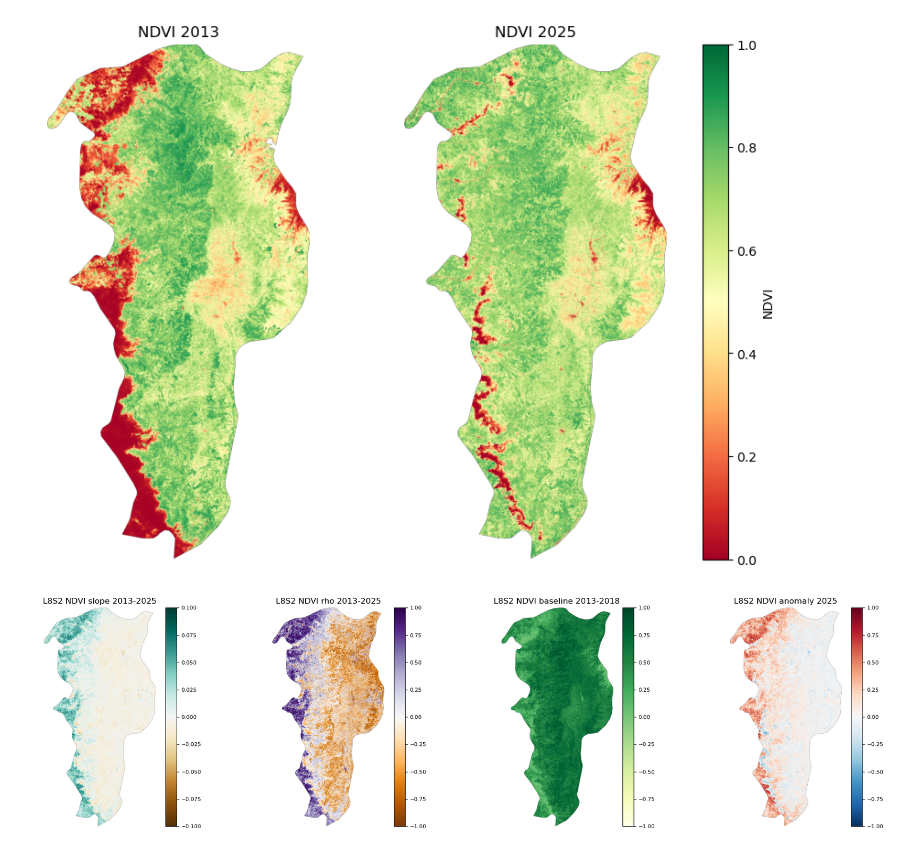
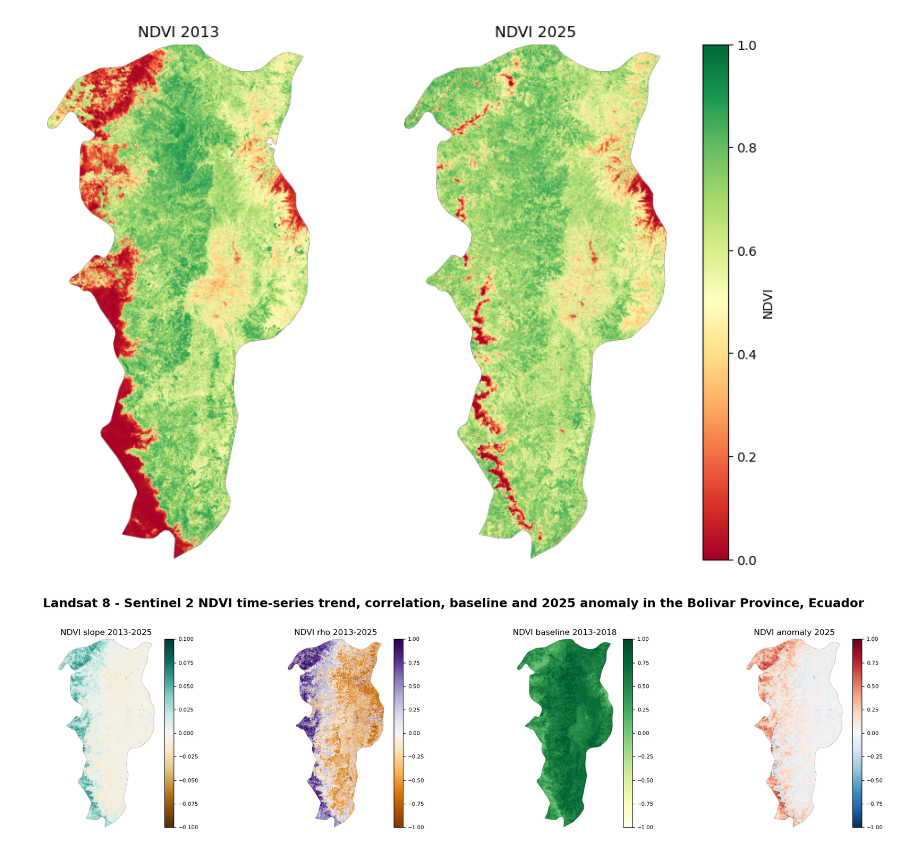
Before and after one commit to francescofustinoni/earthlab, a Jupyter notebook: Ecuador/BolivarProvince/L8S2VegChangeNDVI20132025.ipynb, the cells around one changed output. Drawn from its saved outputs; the diff is of its cells as text; code cells hidden in the pictures.

```diff
--- a/Ecuador/BolivarProvince/L8S2VegChangeNDVI20132025.ipynb
+++ b/Ecuador/BolivarProvince/L8S2VegChangeNDVI20132025.ipynb
@@ -499,36 +499,42 @@ slope_path = r"C:\Users\Francesco\Python\earthlab\Ecuador\data\Bolivar\NDVI_slop
 rho_path = r"C:\Users\Francesco\Python\earthlab\Ecuador\data\Bolivar\NDVI_rho_fine_L8S2_20132025.tif"
 baseline_path = r"C:\Users\Francesco\Python\earthlab\Ecuador\data\Bolivar\NDVI_baseline_fine_L8S2.tif"
 anomaly2025_path = r"C:\Users\Francesco\Python\earthlab\Ecuador\data\Bolivar\NDVI_anomaly_fine_2025_L8S2.tif"
 
 # Read the data
 with rasterio.open(slope_path) as src:
     slope = src.read(1)
     profile = src.profile
 
 with rasterio.open(rho_path) as src:
     rho = src.read(1)
 
 with rasterio.open(baseline_path) as src:
     baseline = src.read(1)
 
 with rasterio.open(anomaly2025_path) as src:
     anomaly2025 = src.read(1)
 
 fig, axes = plt.subplots(1, 4, figsize=(20, 5))
 
-images = [(slope, 'L8S2 NDVI slope 2013-2025', 'BrBG', -0.1, 0.1),
-          (rho, 'L8S2 NDVI rho 2013-2025', 'PuOr', -1, 1),
-          (baseline, 'L8S2 NDVI baseline 2013-2018', 'YlGn', -1, 1),
-          (anomaly2025, 'L8S2 NDVI anomaly 2025', 'RdBu_r', -1, 1)]
+images = [(slope, 'NDVI slope 2013-2025', 'BrBG', -0.1, 0.1),
+          (rho, 'NDVI rho 2013-2025', 'PuOr', -1, 1),
+          (baseline, 'NDVI baseline 2013-2018', 'YlGn', -1, 1),
+          (anomaly2025, 'NDVI anomaly 2025', 'RdBu_r', -1, 1)]
 
 for ax, (data, title, cmap, vmin, vmax) in zip(axes, images):
     im = ax.imshow(data, cmap=cmap, vmin=vmin, vmax=vmax)
     ax.set_title(title)
     ax.axis('off')
     cbar = fig.colorbar(im, ax=ax, fraction=0.046, pad=0.04)
     cbar.ax.tick_params(labelsize=8)
 
-plt.tight_layout()
+fig.suptitle('Landsat 8 - Sentinel 2 NDVI time-series trend, correlation, baseline and 2025 anomaly in the Bolivar Province, Ecuador',
+             fontsize=18,
+             fontweight='bold',
+             x=0.55,
+             y=0.97)
+
+plt.tight_layout(rect=[0, 0, 1, 0.95])
 plt.show()
 # %% [output]
-[figure, old version]
+[figure, new version]
```
Also changed, not shown: 1 other file.
